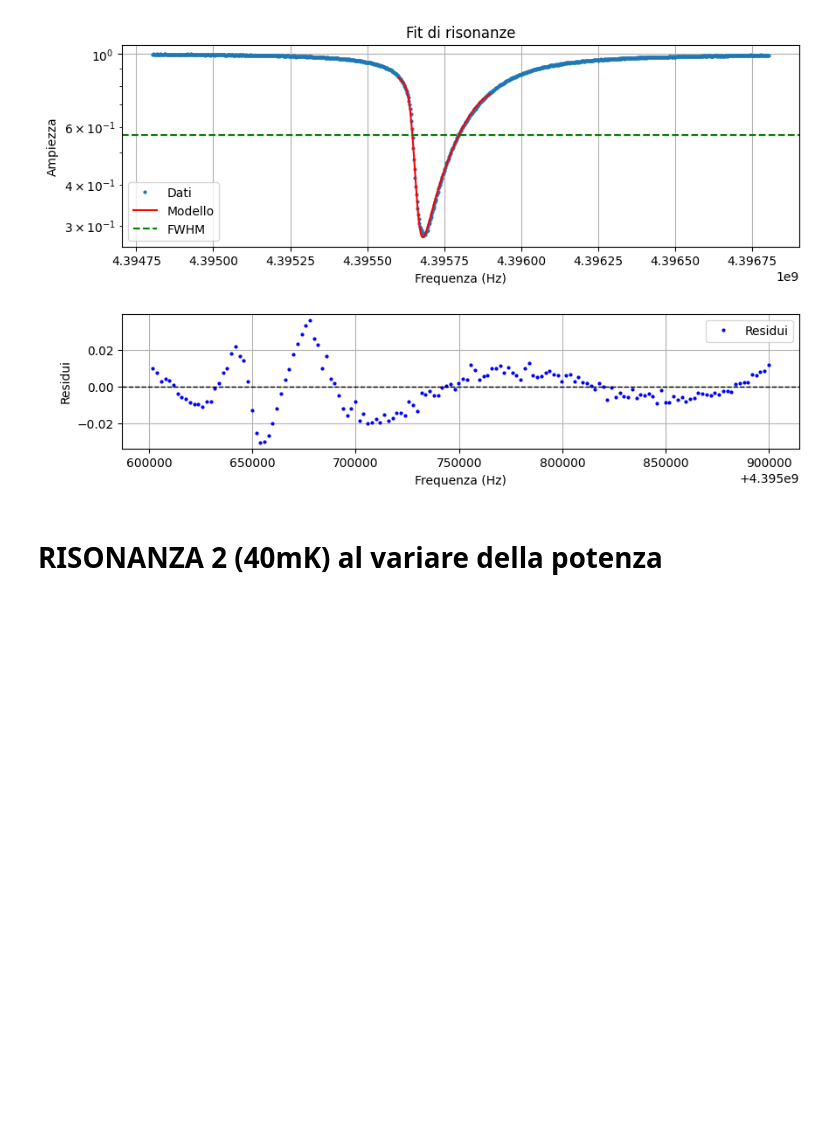
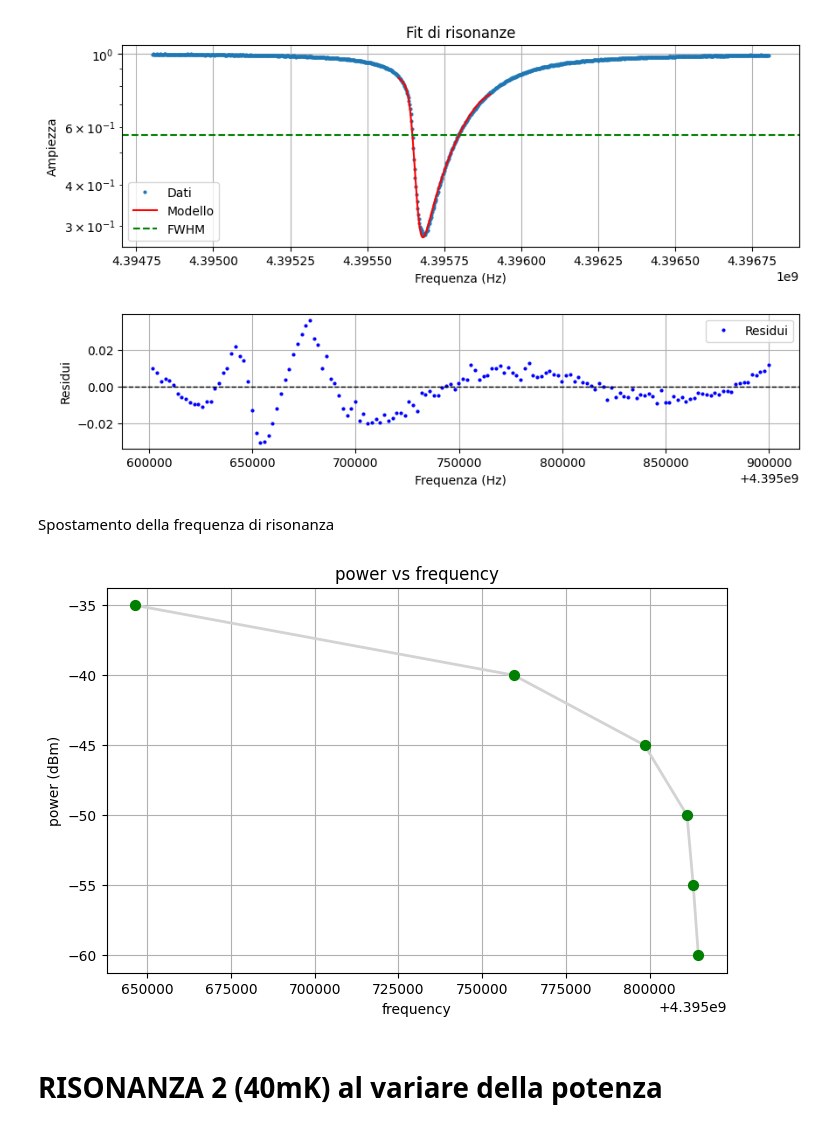
Before and after one commit to biqute/QTLab2425, a Jupyter notebook: 2Dqubit/presa_dati/Fit_40mK/fit_40_mK.ipynb, the cells around one changed output. Drawn from its saved outputs; the diff is of its cells as text; code cells hidden in the pictures; blank space fills up the shorter version.

```diff
--- a/2Dqubit/presa_dati/Fit_40mK/fit_40_mK.ipynb
+++ b/2Dqubit/presa_dati/Fit_40mK/fit_40_mK.ipynb
@@ -24,7 +25,7 @@ initial_params = {
 }
 file_path = f"Cavity_resonances_40mK/Res1/risonanza/span_2Mhz/res1-60dBm.txt"
 fr, qc, qt, a, b, c, d, k, phi = resonance_fit.fit_cut(file_path, cut_min=4.39525e9, cut_max=4.39625e9, initial_params=initial_params)
-
+fr5=fr
 
 
 print("-------------------------- -55dBm --------------------------------")
@@ -41,7 +42,7 @@ initial_params = {
 }
 file_path = f"Cavity_resonances_40mK/Res1/risonanza/span_2Mhz/res1-55dBm.txt"
 fr, qc, qt, a, b, c, d, k, phi = resonance_fit.fit_cut(file_path, cut_min=4.39525e9, cut_max=4.39625e9, initial_params=initial_params)
-
+fr4=fr
 
 
 print("-------------------------- -50dBm --------------------------------")
@@ -58,7 +59,7 @@ initial_params = {
 }
 file_path = f"Cavity_resonances_40mK/Res1/risonanza/span_2Mhz/res1-50dBm.txt"
 fr, qc, qt, a, b, c, d, k, phi = resonance_fit.fit_cut(file_path, cut_min=4.39525e9, cut_max=4.39625e9, initial_params=initial_params)
-
+fr3=fr
 
 
 print("-------------------------- -45dBm --------------------------------")
@@ -75,7 +76,7 @@ initial_params = {
 }
 file_path = f"Cavity_resonances_40mK/Res1/risonanza/span_2Mhz/res1-45dBm.txt"
 fr, qc, qt, a, b, c, d, k, phi = resonance_fit.fit_cut(file_path, cut_min=4.39525e9, cut_max=4.39625e9, initial_params=initial_params)
-
+fr2=fr
 
 print("-------------------------- -40dBm --------------------------------")
 initial_params = {
@@ -91,7 +92,7 @@ initial_params = {
 }
 file_path = f"Cavity_resonances_40mK/Res1/risonanza/span_2Mhz/res1-40dBm.txt"
 fr, qc, qt, a, b, c, d, k, phi = resonance_fit.fit_cut(file_path, cut_min=4.39525e9, cut_max=4.39625e9, initial_params=initial_params)
-
+fr1=fr
 
 
 print("-------------------------- -35dBm --------------------------------")
@@ -108,6 +109,7 @@ initial_params = {
 }
 file_path = f"Cavity_resonances_40mK/Res1/risonanza/span_2Mhz/res1-35dBm.txt"
 fr, qc, qt, a, b, c, d, k, phi = resonance_fit.fit_cut(file_path, cut_min=4.3956e9, cut_max=4.3959e9, initial_params=initial_params)
+fr0=fr
 # %% [output]
 -------------------------- -60dBm --------------------------------
 Successo del fit: True
@@ -187,6 +189,24 @@ Qt = 70078.308 +/- 2.068
 Qc = 170062.875 +/- 4.430
 fr = 4395646217.783 +/- 17.299
 [figure]
+# %% [markdown]
+Spostamento della frequenza di risonanza
+# %%
+fr = [fr0, fr1, fr2, fr3, fr4, fr5]
+dBm = [-35, -40, -45, -50, -55, -60]
+
+plt.figure(figsize=(8, 5))
+
+plt.plot(fr, dBm, color='lightgray', linewidth=2)
+plt.scatter(fr, dBm, color='green', s=50, zorder=3)
+plt.xlabel('frequency')
+plt.ylabel('power (dBm)')
+plt.title('power vs frequency')
+plt.grid(True)
+
+plt.show()
+# %% [output]
+[figure, added]
 # %% [markdown]
 # RISONANZA 2 (40mK) al variare della potenza
 # %%
```
Also changed, not shown: parts of 10 cells of this notebook.
